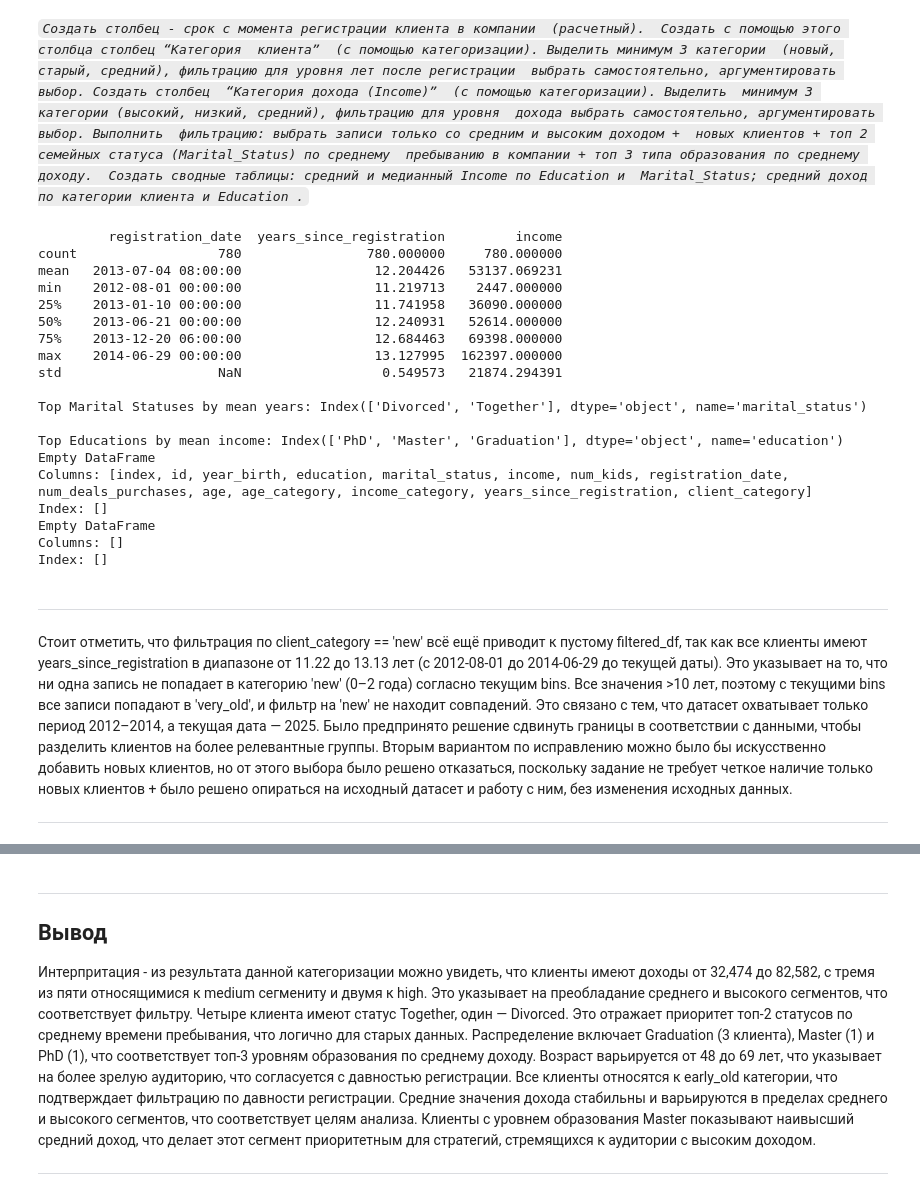
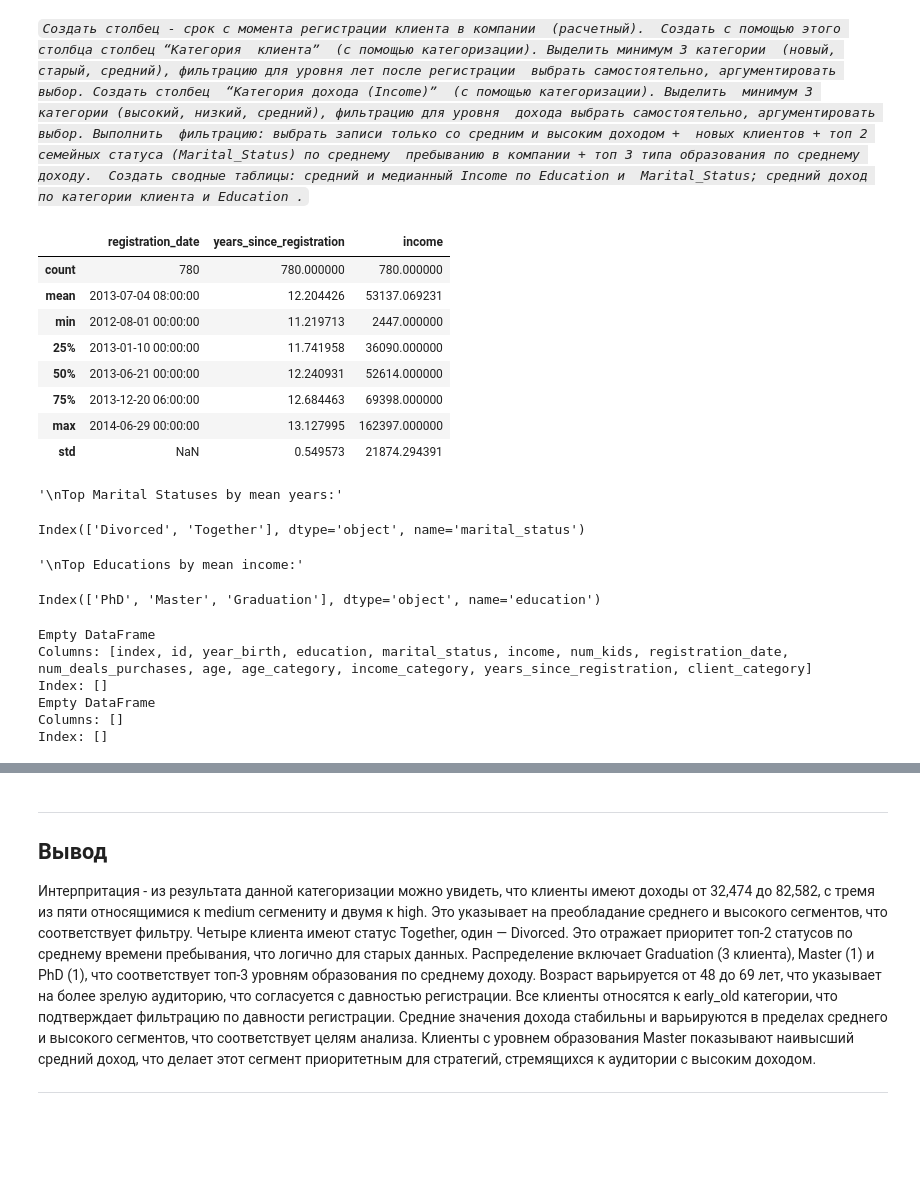
Before and after one commit to sunnerfuer/LR_1_DA, a Jupyter notebook: ЛР1_Дерябина_14.ipynb, the cells around one changed output, grey strips where cells are left out. Saved outputs shown, nothing was run; the diff lists cells and outputs as text; code cells hidden in the pictures; blank space fills up the shorter version.

```diff
--- a/ЛР1_Дерябина_14.ipynb
+++ b/ЛР1_Дерябина_14.ipynb
@@ -491,60 +504,52 @@ df['income_category'] = pd.cut(df['income'], bins=bins_income, labels=labels_inc
 
 top_marital = df.groupby('marital_status', observed=True)['years_since_registration'].mean().nlargest(2).index
 top_education = df.groupby('education', observed=True)['income'].mean().nlargest(3).index
 filtered_df = df[(df['income_category'].isin(['medium', 'high'])) &
                  (df['client_category'] == 'new') &
                  (df['marital_status'].isin(top_marital)) &
                  (df['education'].isin(top_education))]
 
 pivot_edu_marital = pd.pivot_table(
     filtered_df,
     values='income',
     index='education',
     columns='marital_status',
     aggfunc=['mean', 'median'],
     fill_value=0,
     observed=True
 )
 pivot_client_edu = pd.pivot_table(
     filtered_df,
     values='income',
     index='client_category',
     columns='education',
     aggfunc='mean',
     fill_value=0,
     observed=True
 )
-print(df[['registration_date', 'years_since_registration', 'income', 'client_category', 'income_category']].describe())
-print("\nTop Marital Statuses by mean years:", top_marital)
-print("\nTop Educations by mean income:", top_education)
+display(df[['registration_date', 'years_since_registration', 'income', 'client_category', 'income_category']].describe())
+display("\nTop Marital Statuses by mean years:", top_marital)
+display("\nTop Educations by mean income:", top_education)
 
 print(filtered_df.head())
 print(pivot_client_edu)
 # %% [output]
+|  | registration_date | years_since_registration | income |
+| count | 780 | 780.000000 | 780.000000 |
+| mean | 2013-07-04 08:00:00 | 12.204426 | 53137.069231 |
+| min | 2012-08-01 00:00:00 | 11.219713 | 2447.000000 |
+| 25% | 2013-01-10 00:00:00 | 11.741958 | 36090.000000 |
+| 50% | 2013-06-21 00:00:00 | 12.240931 | 52614.000000 |
+| 75% | 2013-12-20 06:00:00 | 12.684463 | 69398.000000 |
+| max | 2014-06-29 00:00:00 | 13.127995 | 162397.000000 |
+| std | NaN | 0.549573 | 21874.294391 |
-         registration_date  years_since_registration         income
-count                  780                780.000000     780.000000
-mean   2013-07-04 08:00:00                 12.204426   53137.069231
-min    2012-08-01 00:00:00                 11.219713    2447.000000
-25%    2013-01-10 00:00:00                 11.741958   36090.000000
-50%    2013-06-21 00:00:00                 12.240931   52614.000000
-75%    2013-12-20 06:00:00                 12.684463   69398.000000
-max    2014-06-29 00:00:00                 13.127995  162397.000000
-std                    NaN                  0.549573   21874.294391
-
-Top Marital Statuses by mean years: Index(['Divorced', 'Together'], dtype='object', name='marital_status')
-
-Top Educations by mean income: Index(['PhD', 'Master', 'Graduation'], dtype='object', name='education')
-Empty DataFrame
-Columns: [index, id, year_birth, education, marital_status, income, num_kids, registration_date, num_deals_purchases, age, age_category, income_category, years_since_registration, client_category]
-Index: []
-Empty DataFrame
-Columns: []
-Index: []
+'\nTop Marital Statuses by mean years:'
+Index(['Divorced', 'Together'], dtype='object', name='marital_status')
+'\nTop Educations by mean income:'
+Index(['PhD', 'Master', 'Graduation'], dtype='object', name='education')
+Empty DataFrame
+Columns: [index, id, year_birth, education, marital_status, income, num_kids, registration_date, num_deals_purchases, age, age_category, income_category, years_since_registration, client_category]
+Index: []
+Empty DataFrame
+Columns: []
+Index: []
-# %% [markdown]
----
-
-Стоит отметить, что фильтрация по client_category == 'new' всё ещё приводит к пустому filtered_df, так как все клиенты имеют years_since_registration в диапазоне от 11.22 до 13.13 лет (с 2012-08-01 до 2014-06-29 до текущей даты). Это указывает на то, что ни одна запись не попадает в категорию 'new' (0–2 года) согласно текущим bins. Все значения >10 лет, поэтому с текущими bins все записи попадают в 'very_old', и фильтр на 'new' не находит совпадений. Это связано с тем, что датасет охватывает только период 2012–2014, а текущая дата — 2025.
-Было предпринято решение сдвинуть границы в соответствии с данными, чтобы разделить клиентов на более релевантные группы.
-Вторым вариантом по исправлению можно было бы искусственно добавить новых клиентов, но от этого выбора было решено отказаться, поскольку задание не требует четкое наличие только новых клиентов + было решено опираться на исходный датасет и работу с ним, без изменения исходных данных.
-
----
```
Also changed, not shown: parts of 10 cells of this notebook.
